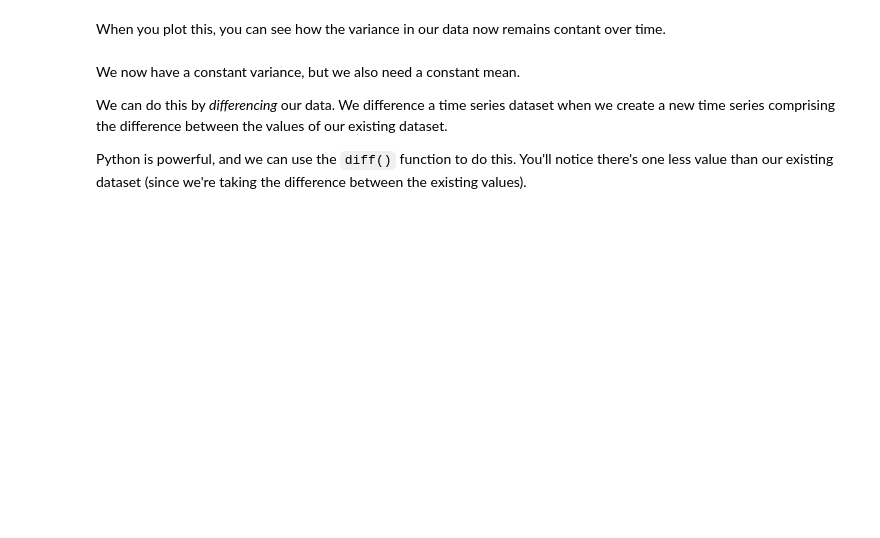
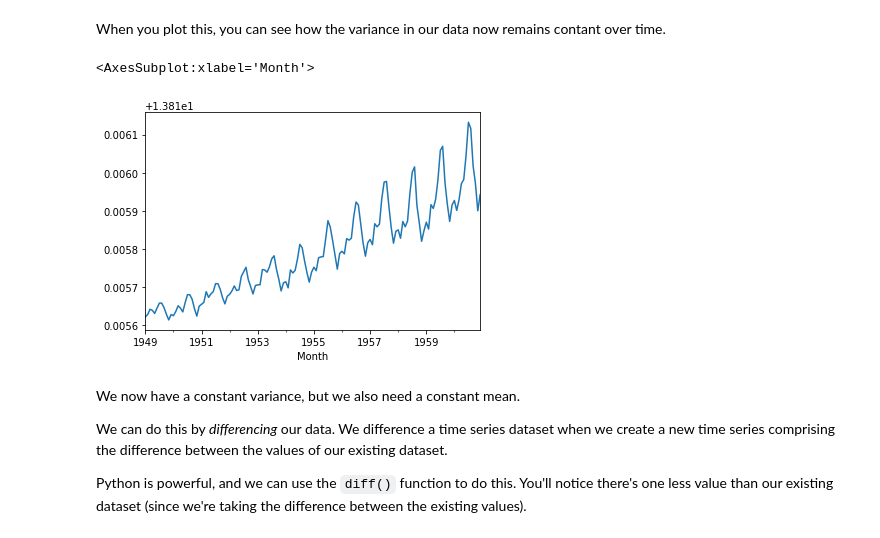
Before and after one commit to evanwmeeks/Springboard, a Jupyter notebook: Case Study - Cowboys and Cigarettes/Cowboy Cigarettes Case Study - Tier 3.ipynb, the cells around one changed output. Drawn from its saved outputs; the diff is of its cells as text; code cells hidden in the pictures; blank space fills up the shorter version.

```diff
--- a/Case Study - Cowboys and Cigarettes/Cowboy Cigarettes Case Study - Tier 3.ipynb
+++ b/Case Study - Cowboys and Cigarettes/Cowboy Cigarettes Case Study - Tier 3.ipynb
@@ -266,3 +299,8 @@ _ _ _
+# %%
+log.plot()
+# %% [output]
+<AxesSubplot:xlabel='Month'>
+[figure, added]
 # %% [markdown]
 We now have a constant variance, but we also need a constant mean.
 
```
Also changed, not shown: parts of 28 cells of this notebook.
